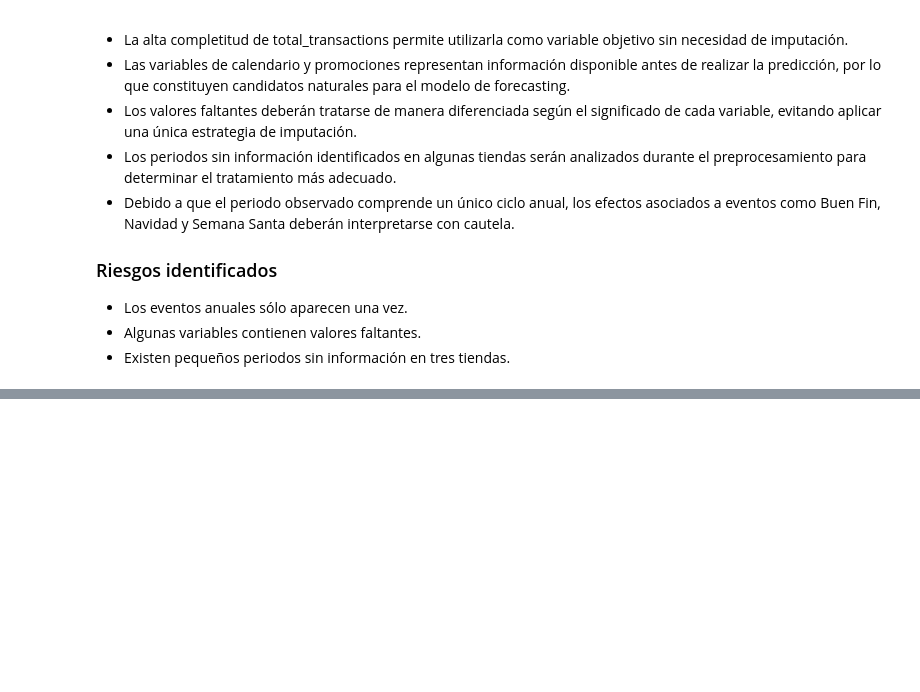
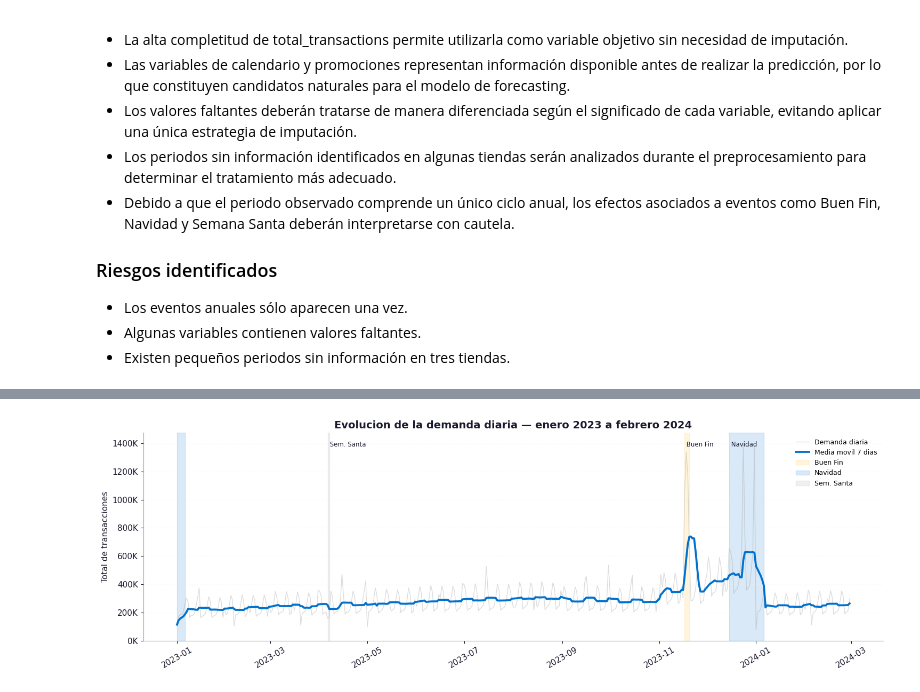
Before and after one commit to vanessagom/retail-demand-forecast, a Jupyter notebook: notebooks/explore_analysis.ipynb, the cells around one changed output, grey strips where cells are left out. Saved outputs shown, nothing was run; the diff lists cells and outputs as text; code cells hidden in the pictures; blank space fills up the shorter version.

```diff
--- a/notebooks/explore_analysis.ipynb
+++ b/notebooks/explore_analysis.ipynb
@@ -320,0 +366,96 @@ Las variables de calendario representan eventos con frecuencias muy distintas. M
+# %%
+transactions['date'] = pd.to_datetime(transactions['date'])
+calendar['date']     = pd.to_datetime(calendar['date'])
+
+daily_demand = (
+    transactions
+    .groupby('date', as_index=False)
+    .agg(total_transactions=('total_transactions', 'sum'))
+)
+daily_demand['rolling_7'] = (
+    daily_demand['total_transactions']
+    .rolling(window=7, min_periods=1)
+    .mean()
+)
+
+def contiguous_spans(dates):
+    dates = sorted(pd.to_datetime(dates))
+    spans, start, prev = [], dates[0], dates[0]
+    for d in dates[1:]:
+        if (d - prev).days > 1:
+            spans.append((start, prev))
+            start = d
+        prev = d
+    spans.append((start, prev))
+    return spans
+
+event_flags = {
+    'Buen Fin':   'is_buen_fin',
+    'Navidad':    'is_navidad_season',
+    'Sem. Santa': 'is_semana_santa',
+}
+event_colors = {
+    'Buen Fin':   WALMART_YELLOW,
+    'Navidad':    WALMART_BLUE,
+    'Sem. Santa': WALMART_GREY,
+}
+
+fig, ax = plt.subplots(figsize=(15, 5))
+
+ax.plot(daily_demand['date'], daily_demand['total_transactions'],
+        color=WALMART_GREY, alpha=0.35, linewidth=1, label='Demanda diaria')
+ax.plot(daily_demand['date'], daily_demand['rolling_7'],
+        color=WALMART_BLUE, linewidth=2.7, label='Media movil 7 dias')
+
+ylim_top = daily_demand['total_transactions'].max() * 1.05
+labeled  = set()
+
+for name, flag in event_flags.items():
+    dates  = calendar.loc[calendar[flag], 'date']
+    spans  = contiguous_spans(dates)
+    for start, end in spans:
+        label = name if name not in labeled else '_nolegend_'
+        ax.axvspan(start, end, alpha=0.15, color=event_colors[name], label=label)
+        labeled.add(name)
+    main = max(spans, key=lambda s: (s[1] - s[0]).days)
+    ax.text(main[0], ylim_top * 0.96, f' {name}',
+            fontsize=8.5, color=WALMART_DARK, va='top')
+
+ax.set_ylim(0, ylim_top)
+ax.set_title('Evolucion de la demanda diaria — enero 2023 a febrero 2024',
+             fontsize=14, fontweight='bold', color=WALMART_DARK)
+ax.set_ylabel('Total de transacciones')
+ax.yaxis.set_major_formatter(mtick.FuncFormatter(lambda x, _: f'{x/1_000:.0f}K'))
+ax.grid(axis='y', linestyle='--', alpha=0.25, color=WALMART_LGREY)
+ax.legend(frameon=False, fontsize=9)
+ax.tick_params(axis='x', rotation=30)
+plt.tight_layout()
+plt.show()
+
+daily_demand['month'] = daily_demand['date'].dt.to_period('M')
+monthly = daily_demand.groupby('month')['total_transactions'].sum().reset_index()
+monthly['month_str'] = monthly['month'].astype(str)
+max_val = monthly['total_transactions'].max()
+monthly['color'] = monthly['total_transactions'].apply(
+    lambda v: WALMART_YELLOW if v == max_val else WALMART_BLUE
+)
+
+fig, ax = plt.subplots(figsize=(15, 4))
+ax.bar(monthly['month_str'], monthly['total_transactions'],
+       color=monthly['color'], edgecolor='white', linewidth=0.5, width=0.7)
+
+ax.set_title('Demanda mensual agregada', fontsize=14, fontweight='bold', color=WALMART_DARK)
+ax.set_ylabel('Total de transacciones')
+ax.yaxis.set_major_formatter(mtick.FuncFormatter(lambda x, _: f'{x/1_000_000:.1f}M'))
+ax.grid(axis='y', linestyle='--', alpha=0.25, color=WALMART_LGREY)
+ax.tick_params(axis='x', rotation=45)
+
+for i, row in monthly.iterrows():
+    ax.text(i, row['total_transactions'] + max_val * 0.01,
+            f"{row['total_transactions']/1_000_000:.1f}M",
+            ha='center', va='bottom', fontsize=8, color=WALMART_DARK)
+
+plt.tight_layout()
+plt.show()
+# %% [output]
+[figure, added]
```
Also changed, not shown: parts of 46 cells of this notebook.
